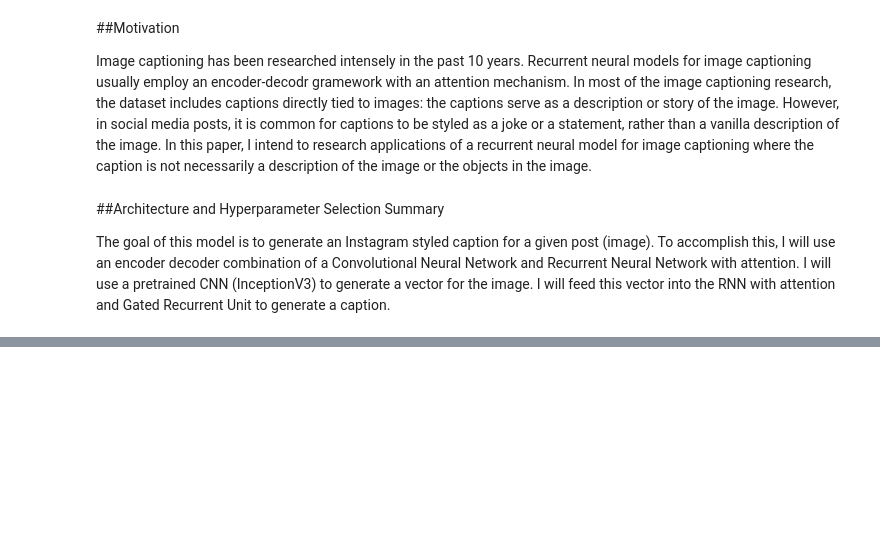
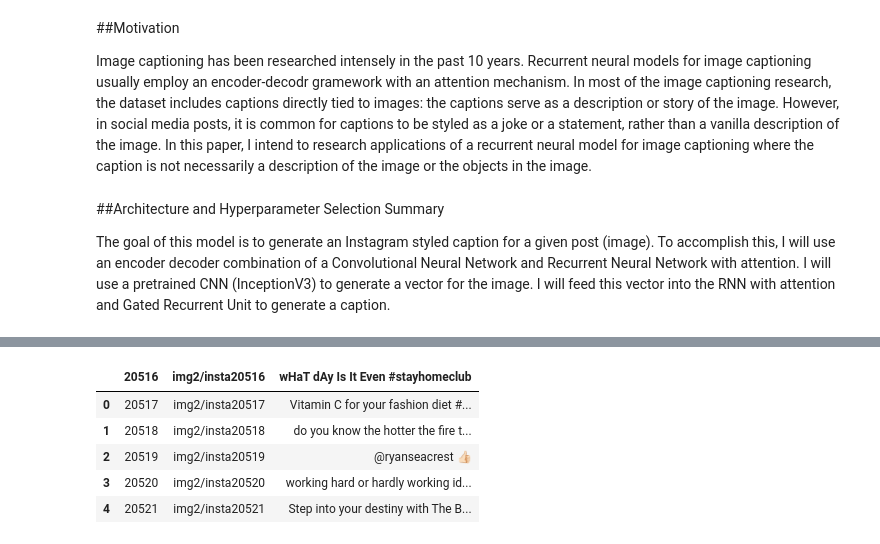
Before and after one commit to adamkhakhar/Post2Caption, a Jupyter notebook: Post2Caption.ipynb, the cells around one changed output, grey strips where cells are left out. Saved outputs shown, nothing was run; the diff lists cells and outputs as text; code cells hidden in the pictures; blank space fills up the shorter version.

```diff
--- a/Post2Caption.ipynb
+++ b/Post2Caption.ipynb
@@ -32,0 +60,10 @@ In the following module, I will clean and explore the data.
+# %%
+captions2 = pd.read_csv('captions_csv2.csv')
+captions2.head()
+# %% [output]
+|  | 20516 | img2/insta20516 | wHaT dAy Is It Even #stayhomeclub |
+| 0 | 20517 | img2/insta20517 | Vitamin C for your fashion diet #... |
+| 1 | 20518 | img2/insta20518 | do you know the hotter the fire t... |
+| 2 | 20519 | img2/insta20519 | @ryanseacrest 👍🏻 |
+| 3 | 20520 | img2/insta20520 | working hard or hardly working id... |
+| 4 | 20521 | img2/insta20521 | Step into your destiny with The B... |
```
Also changed, not shown: parts of 22 cells of this notebook.
